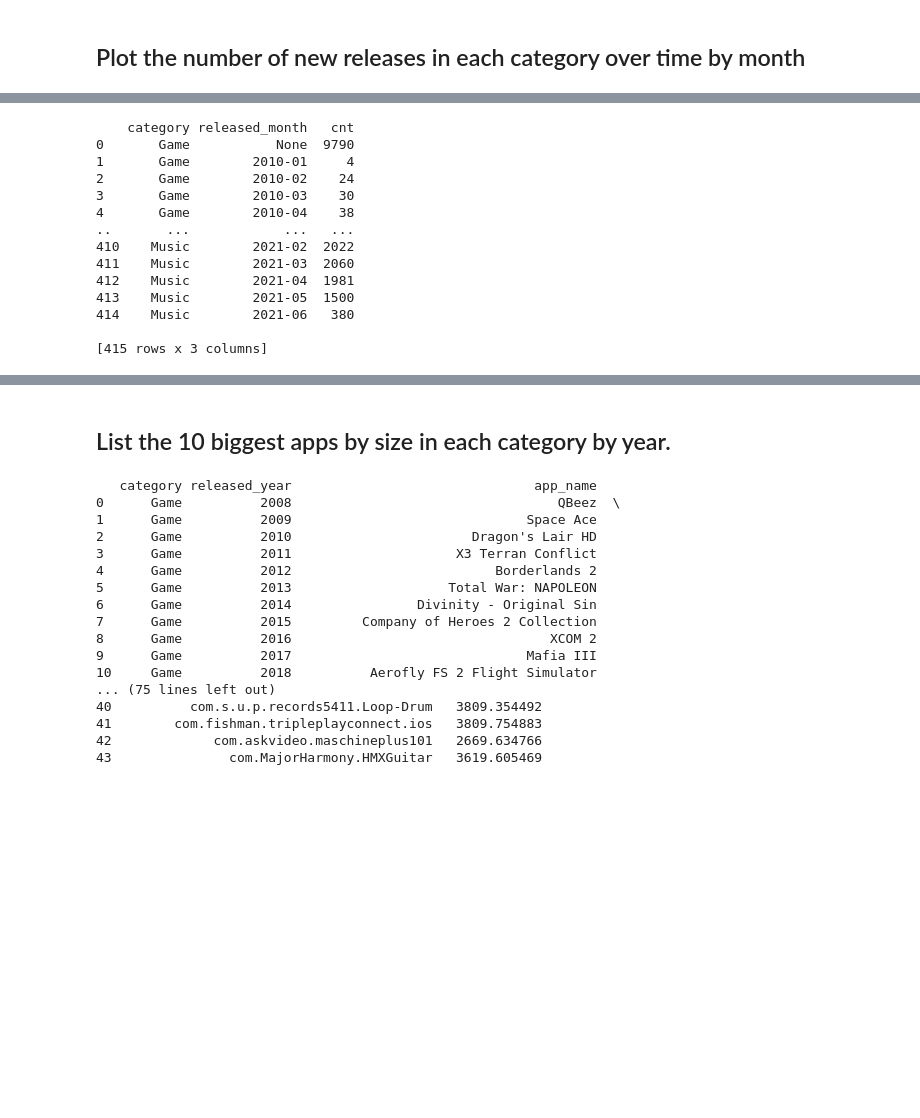
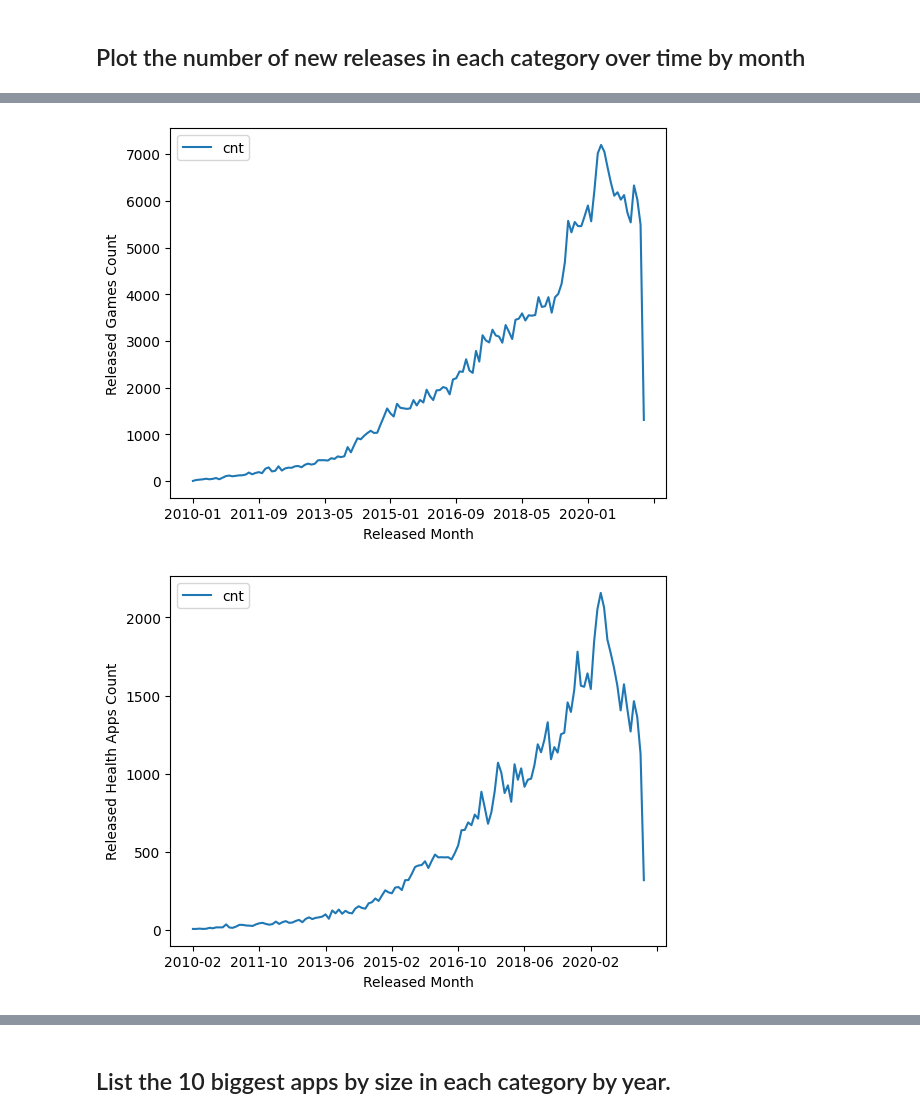
Before and after one commit to manMadeLogic/app-analysis, a Jupyter notebook: App analysis.ipynb, the cells around one changed output, grey strips where cells are left out. Cells and saved outputs as stored; diff of their text form; code cells hidden in the pictures; blank space fills up the shorter version.

```diff
--- a/App analysis.ipynb
+++ b/App analysis.ipynb
@@ -152,23 +249,26 @@ print(result)
 # %%
 # google play
-result = db.run_select_pd(query_3.format(
+result_3_google = db.run_select_pd(query_3.format(
     case_statement=GOOGLE_PLAY_CATEGORY_CASE_STATEMENT,
     filter_statement=GOOGLE_PLAY_CATEGORY_FILTER_STATEMENT,
     table_name=google_play_table_name,
 ))
-print(result)
-# %% [output]
-    category released_month   cnt
-0       Game           None  9790
-1       Game        2010-01     4
-2       Game        2010-02    24
-3       Game        2010-03    30
-4       Game        2010-04    38
-..       ...            ...   ...
-410    Music        2021-02  2022
-411    Music        2021-03  2060
-412    Music        2021-04  1981
-413    Music        2021-05  1500
-414    Music        2021-06   380
-
-[415 rows x 3 columns]
+# %%
+pd_3_google_game = result_3_google[result_3_google.category=='Game'].dropna()
+pd_3_google_health = result_3_google[result_3_google.category=='Health'].dropna()
+pd_3_google_music = result_3_google[result_3_google.category=='Music'].dropna()
+pd_3_google_game.plot(x="released_month", y="cnt")
+plt.xlabel("Released Month")
+plt.ylabel("Released Games Count")
+plt.show()
+pd_3_google_health.plot(x="released_month", y="cnt")
+plt.xlabel("Released Month")
+plt.ylabel("Released Health Apps Count")
+plt.show()
+pd_3_google_music.plot(x="released_month", y="cnt")
+plt.xlabel("Released Month")
+plt.ylabel("Released Music Apps Count")
+plt.show()
+# %% [output]
+[figure, added]
+[figure, added]
@@ -200,27 +305,8 @@ ORDER BY 1, 2
 """
 # %%
 # app store
-result = db.run_select_pd(query_4.format(
+result_4_apple = db.run_select_pd(query_4.format(
     case_statement=APP_STORE_CATEGORY_CASE_STATEMENT,
     filter_statement=APP_STORE_CATEGORY_FILTER_STATEMENT,
     table_name=app_store_table_name,
 ))
-print(result)
-# %% [output]
-   category released_year                               app_name
-0      Game          2008                                  QBeez  \
-1      Game          2009                              Space Ace
-2      Game          2010                       Dragon's Lair HD
-3      Game          2011                     X3 Terran Conflict
-4      Game          2012                          Borderlands 2
-5      Game          2013                    Total War: NAPOLEON
-6      Game          2014                Divinity - Original Sin
-7      Game          2015         Company of Heroes 2 Collection
-8      Game          2016                                 XCOM 2
-9      Game          2017                              Mafia III
-10     Game          2018          Aerofly FS 2 Flight Simulator
-... (75 lines left out)
-40          com.s.u.p.records5411.Loop-Drum   3809.354492
-41        com.fishman.tripleplayconnect.ios   3809.754883
-42             com.askvideo.maschineplus101   2669.634766
-43               com.MajorHarmony.HMXGuitar   3619.605469
```
Also changed, not shown: parts of 32 cells of this notebook, 4 other files.
